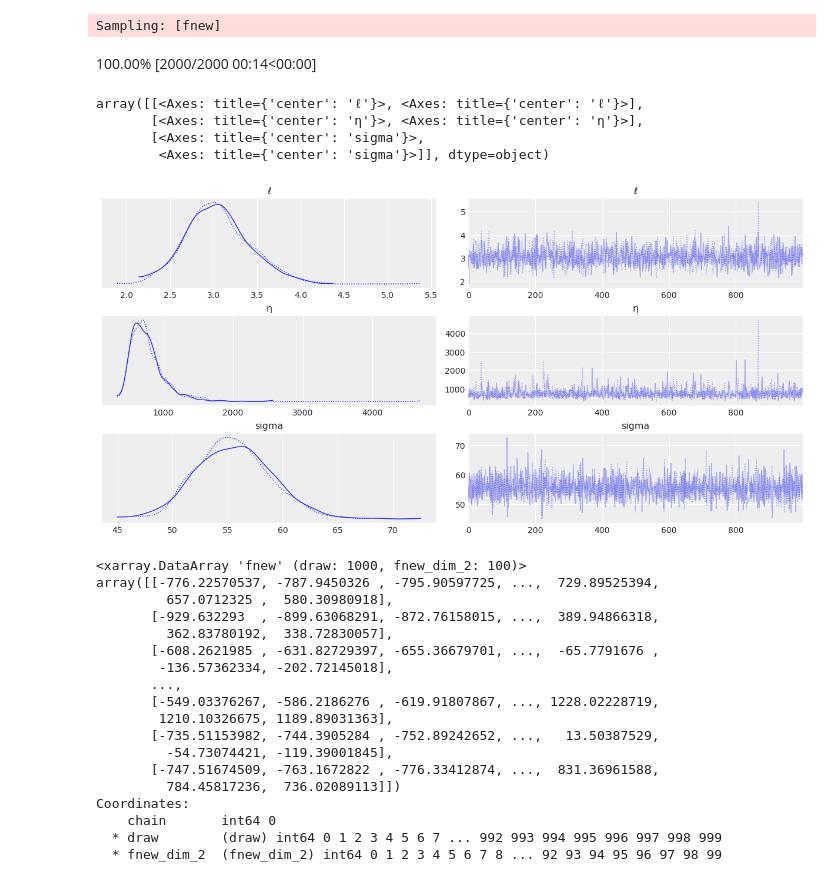
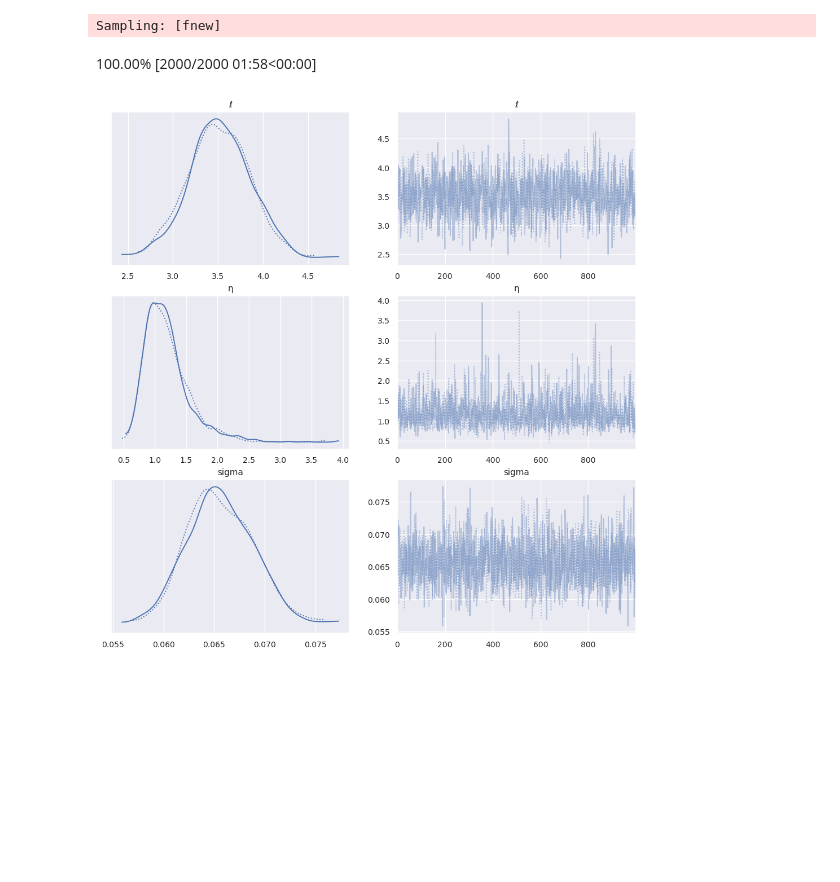
Before and after one commit to camirmas/REStats, a Jupyter notebook: REStats/notebooks/power_curve.ipynb, the cells around one changed output. Saved outputs shown, nothing was run; the diff lists cells and outputs as text; code cells hidden in the pictures; blank space fills up the shorter version.

```diff
--- a/REStats/notebooks/power_curve.ipynb
+++ b/REStats/notebooks/power_curve.ipynb
@@ -73,3 +78,12 @@ wt.head()
 | 2020-01-01 00:20:00 | 146.401656 | 116.646515 | 4.043625 |
 | 2020-01-01 00:30:00 | 84.296224 | 111.157642 | 3.330342 |
 | 2020-01-01 00:40:00 | 94.994105 | 116.678227 | 3.388536 |
+# %%
+kbd = KBinsDiscretizer(n_bins=20, encode="ordinal")
+bins = kbd.fit_transform(wt_filtered.wind_speed.to_numpy()[:, None])
+
+train, _ = train_test_split(wt_filtered, stratify=bins, train_size=200, random_state=1)
+
+train["power_std"] = (train.power - train.power.mean())/train.power.std()
+
+train
@@ -75,0 +127,12 @@ wt.head()
+# %%
+gp_prior, ax = plt.subplots()
+ax.set_xmargin(0)
+ax.set_title("GP Prior Predictive")
+ax.set_xlabel("Wind speed (m/s)")
+
+gp_ppc = idata_pc_prior.prior.f.mean(["chain"])
+
+for gp_y in gp_ppc:
+    ax.plot(X_prior, gp_y)
+
+figs["gp_prior"] = gp_prior
@@ -76,18 +146,16 @@ wt.head()
 # %%
-X = wt_sample["Wind speed"].values[:, None]
-y = wt_sample["Power"].values
-y_mean = y.mean()
+with pm.Model() as model:
+    ℓ = pm.Gamma("ℓ", 4, 2)
+    η = pm.HalfCauchy("η", 1)
+    cov_func = η**2 * pm.gp.cov.ExpQuad(1, ls=ℓ)
 
-with pm.Model() as model:
-    ℓ = pm.Gamma("ℓ", alpha=2, beta=1)
-    η = pm.HalfCauchy("η", beta=5)
-    cov_func = η**2 * pm.gp.cov.ExpQuad(1, ls=ℓ)
     gp = pm.gp.Marginal(cov_func=cov_func)
-    sigma = pm.HalfCauchy("sigma", beta=5)
 
-    y_ = gp.marginal_likelihood("y", X=X, y=y-y_mean, sigma=sigma)
+    sigma = pm.HalfNormal("sigma", 1)
 
-    idata = pm.sample(chains=2, cores=1)
+    y_ = gp.marginal_likelihood("y", X=train.wind_speed[:, None], y=train.power_std.values, sigma=sigma)
+
+    idata_pc = pm.sample(chains=2, cores=1)
 # %% [output]
 Auto-assigning NUTS sampler...
 Initializing NUTS using jitter+adapt_diag...
@@ -103,37 +171,16 @@ with model:
     fnew = gp.conditional("fnew", Xnew=Xnew)
 # %%
 with model:
-    ppc = pm.sample_posterior_predictive(idata, var_names=["fnew"])
+    pm.sample_posterior_predictive(idata_pc, var_names=["fnew"], extend_inferencedata=True)
 # %% [output]
 Sampling: [fnew]
-100.00% [2000/2000 00:14<00:00]
+100.00% [2000/2000 01:58<00:00]
 # %%
-az.plot_trace(idata)
+az.plot_trace(idata_pc, figsize=(12, 12))
+
+pc_trace = plt.gcf()
+
+figs["pc_trace"] = pc_trace
 # %% [output]
-array([[<Axes: title={'center': 'ℓ'}>, <Axes: title={'center': 'ℓ'}>],
-       [<Axes: title={'center': 'η'}>, <Axes: title={'center': 'η'}>],
-       [<Axes: title={'center': 'sigma'}>,
-        <Axes: title={'center': 'sigma'}>]], dtype=object)
-[figure, old version]
+[figure, new version]
-# %%
-ppc.posterior_predictive.fnew[0]
-# %% [output]
-<xarray.DataArray 'fnew' (draw: 1000, fnew_dim_2: 100)>
-array([[-776.22570537, -787.9450326 , -795.90597725, ...,  729.89525394,
-         657.0712325 ,  580.30980918],
-       [-929.632293  , -899.63068291, -872.76158015, ...,  389.94866318,
-         362.83780192,  338.72830057],
-       [-608.2621985 , -631.82729397, -655.36679701, ...,  -65.7791676 ,
-        -136.57362334, -202.72145018],
-       ...,
-       [-549.03376267, -586.2186276 , -619.91807867, ..., 1228.02228719,
-        1210.10326675, 1189.89031363],
-       [-735.51153982, -744.3905284 , -752.89242652, ...,   13.50387529,
-         -54.73074421, -119.39001845],
-       [-747.51674509, -763.1672822 , -776.33412874, ...,  831.36961588,
-         784.45817236,  736.02089113]])
-Coordinates:
-    chain       int64 0
-  * draw        (draw) int64 0 1 2 3 4 5 6 7 ... 992 993 994 995 996 997 998 999
-  * fnew_dim_2  (fnew_dim_2) int64 0 1 2 3 4 5 6 7 8 ... 92 93 94 95 96 97 98 99
 # %%
```
Also changed, not shown: parts of 17 cells of this notebook.
